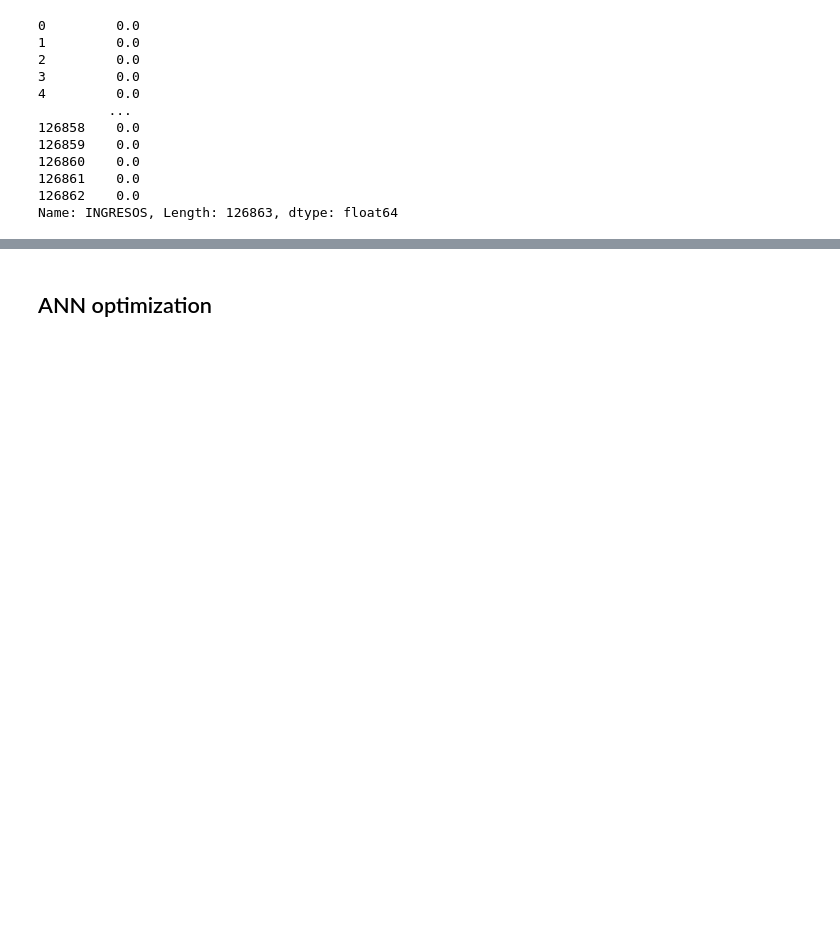
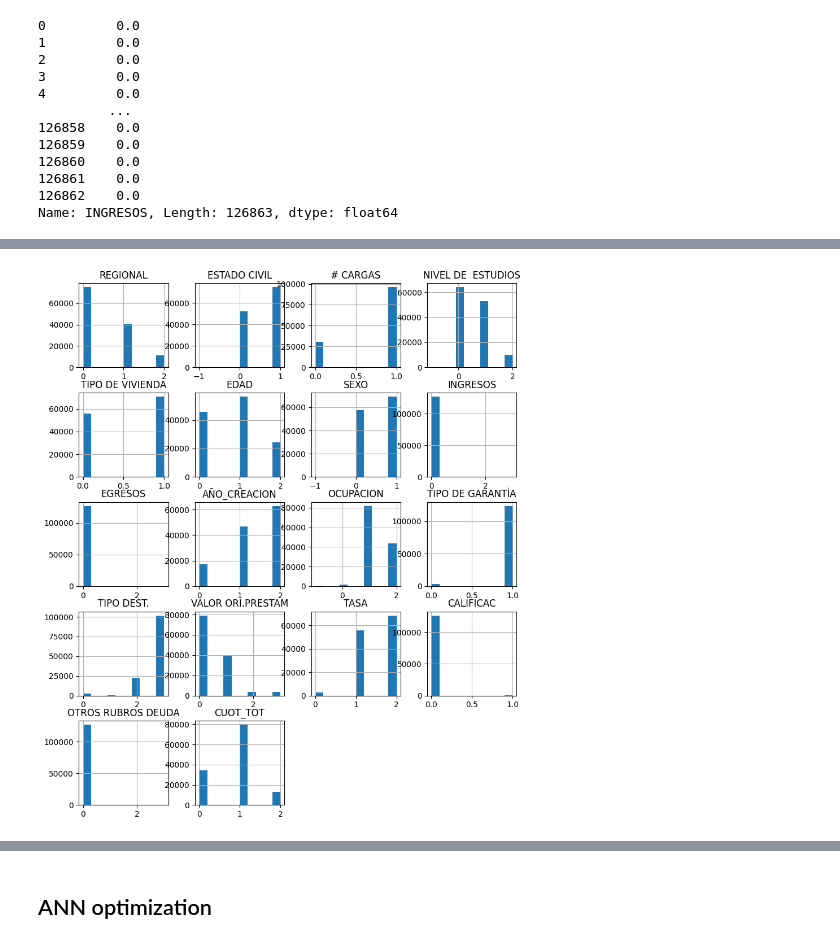
Before and after one commit to AndersCFR/CreditScoring, a Jupyter notebook: CreditScoring.ipynb, the cells around one changed output, grey strips where cells are left out. Cells and saved outputs as stored; diff of their text form; code cells hidden in the pictures; blank space fills up the shorter version.

```diff
--- a/CreditScoring.ipynb
+++ b/CreditScoring.ipynb
@@ -642,0 +647,3 @@ plt.show()
+# %%
+# Drop highly correlated variable
+encoded_dataset.drop('VALOR CUOTA', axis=1, inplace=True)
@@ -642,0 +652,6 @@ plt.show()
+# %%
+# Replace the missing values with mean
+null_vals_variables = ['# CARGAS', 'EDAD', 'OTROS RUBROS DEUDA']
+for var in null_vals_variables:
+    encoded_dataset[var].fillna(encoded_dataset[var].mean(), inplace=True)
+encoded_dataset.isna().sum()
@@ -642,0 +700,4 @@ plt.show()
+# %%
+encoded_dataset.hist(grid=True, figsize=(10,12));
+# %% [output]
+[figure, added]
```
Also changed, not shown: parts of 47 cells of this notebook, 2 other files.
